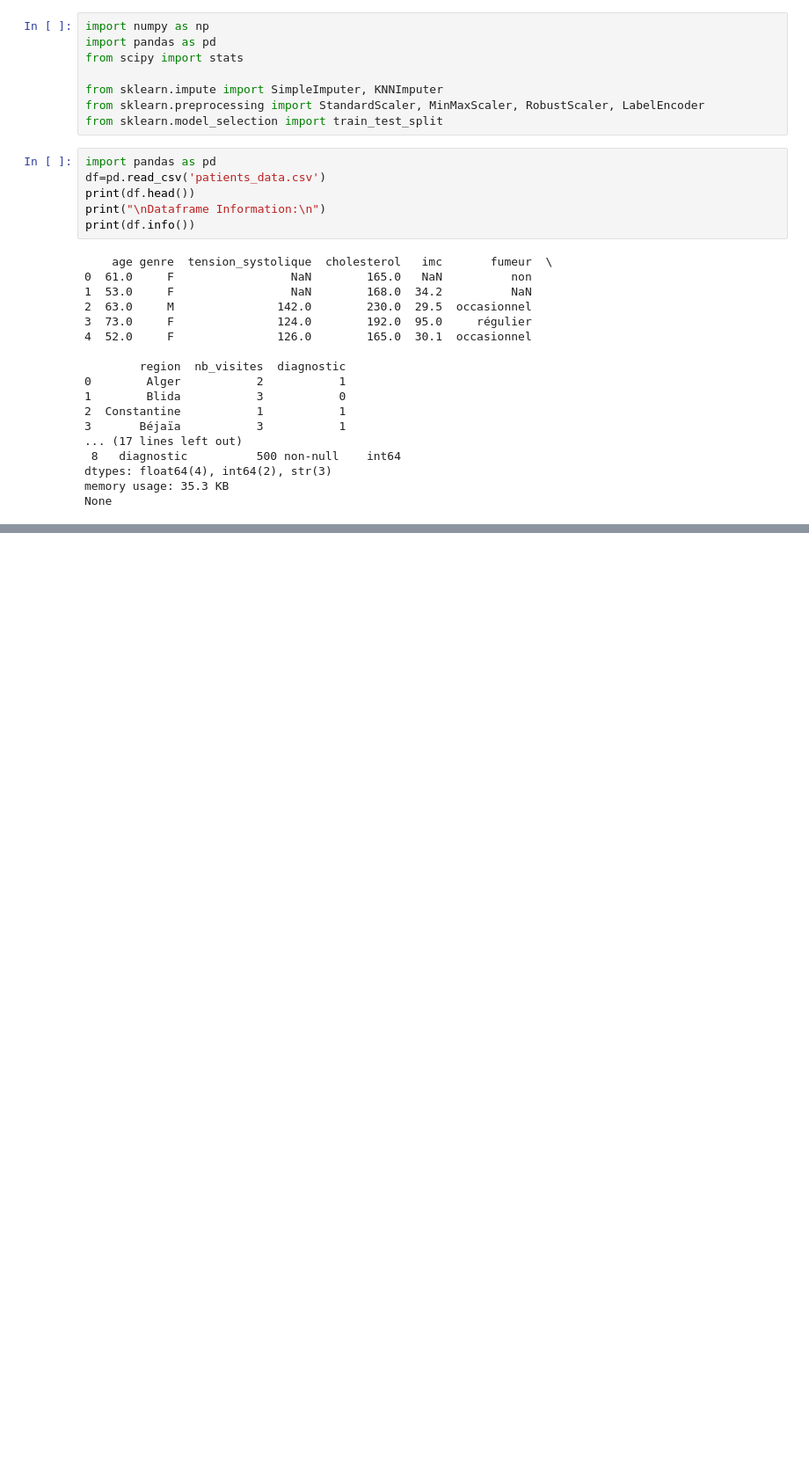
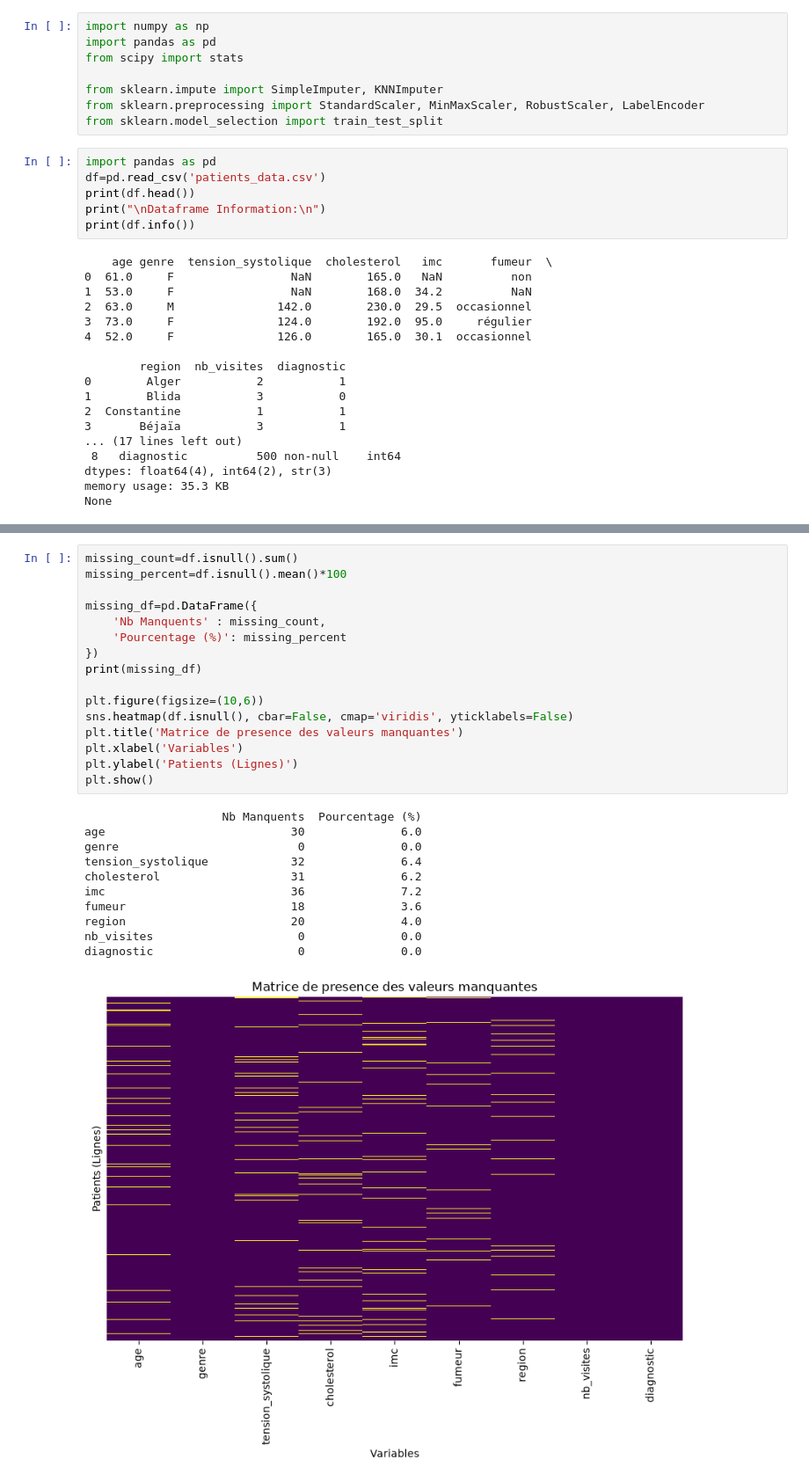
Before and after one commit to rezigmohammedrafik/python_practice, a Jupyter notebook: tp1_dataPreprocessing/solution.ipynb, the cells around one changed output, grey strips where cells are left out. Shown at 88% size. Drawn from its saved outputs; the diff is of its cells as text; blank space fills up the shorter version.

```diff
--- a/tp1_dataPreprocessing/solution.ipynb
+++ b/tp1_dataPreprocessing/solution.ipynb
@@ -69,0 +69,28 @@ ValueError: Invalid RGBA argument: 'royaleblue'
+# %%
+missing_count=df.isnull().sum()
+missing_percent=df.isnull().mean()*100
+
+missing_df=pd.DataFrame({
+    'Nb Manquents' : missing_count,
+    'Pourcentage (%)': missing_percent
+})
+print(missing_df)
+
+plt.figure(figsize=(10,6))
+sns.heatmap(df.isnull(), cbar=False, cmap='viridis', yticklabels=False)
+plt.title('Matrice de presence des valeurs manquantes')
+plt.xlabel('Variables')
+plt.ylabel('Patients (Lignes)')
+plt.show()
+# %% [output]
+                    Nb Manquents  Pourcentage (%)
+age                           30              6.0
+genre                          0              0.0
+tension_systolique            32              6.4
+cholesterol                   31              6.2
+imc                           36              7.2
+fumeur                        18              3.6
+region                        20              4.0
+nb_visites                     0              0.0
+diagnostic                     0              0.0
+[figure, added]
```
Also changed, not shown: parts of 1 cell of this notebook.
